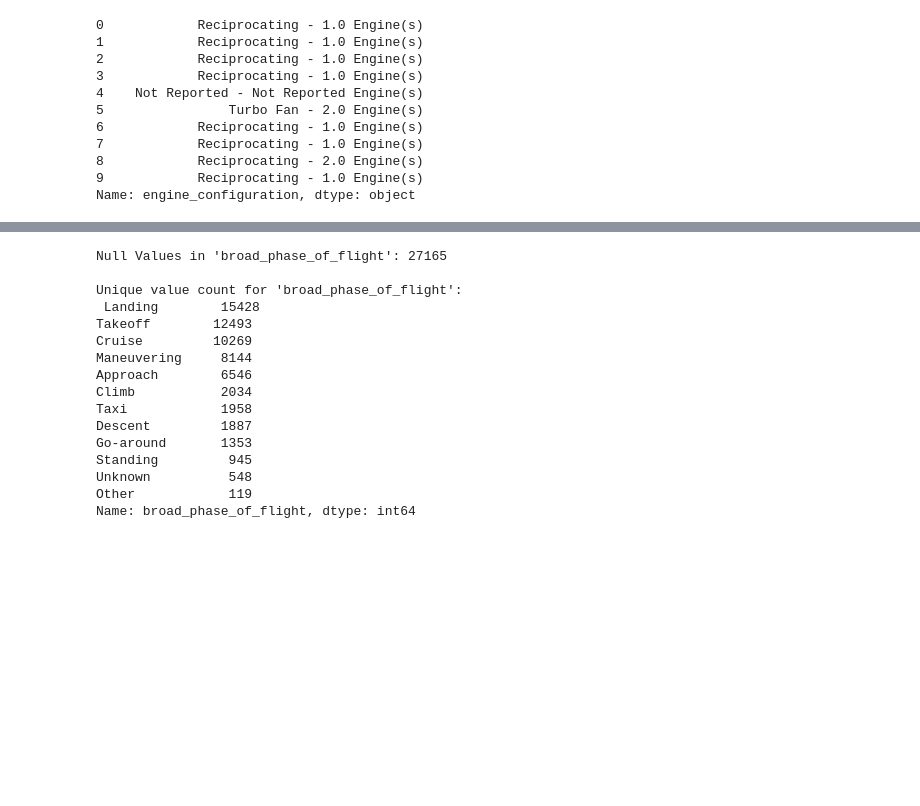
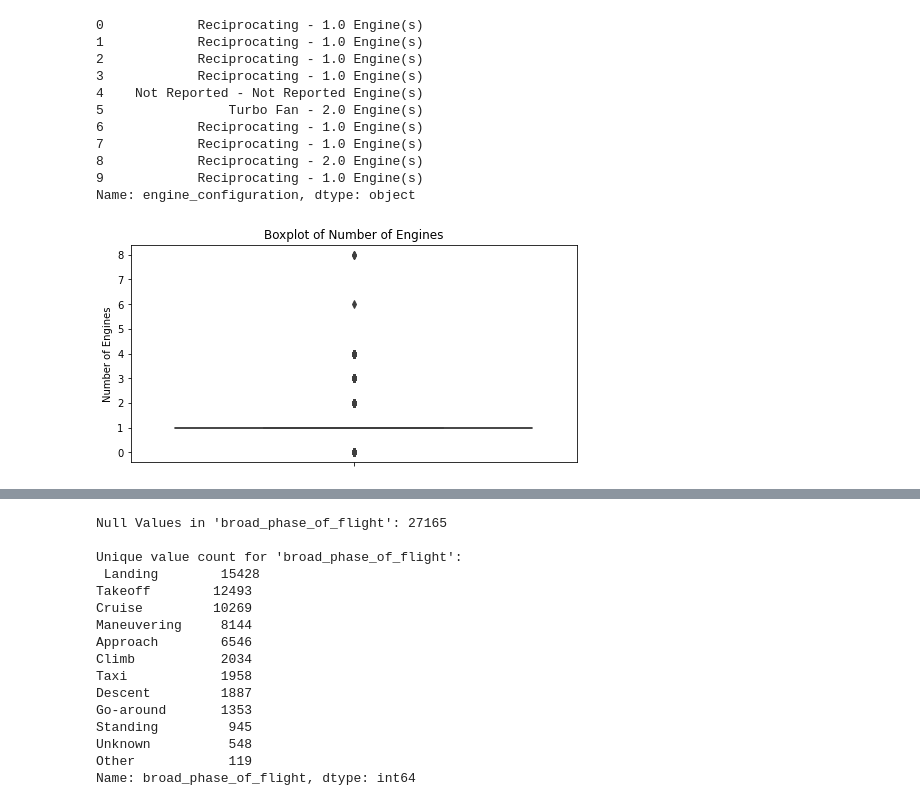
Before and after one commit to Vain-Guy/Capstone-Project-Moringa, a Jupyter notebook: notebook.ipynb, the cells around one changed output, grey strips where cells are left out. Cells and saved outputs as stored; diff of their text form; code cells hidden in the pictures; blank space fills up the shorter version.

```diff
--- a/notebook.ipynb
+++ b/notebook.ipynb
@@ -823,3 +823,13 @@ print(aviation_data['engine_configuration'].head(10))
 8            Reciprocating - 2.0 Engine(s)
 9            Reciprocating - 1.0 Engine(s)
 Name: engine_configuration, dtype: object
+# %%
+# Check for outliers in number_of_engines
+
+plt.figure(figsize = (8, 4))
+sns.boxplot(data = aviation_data, y = 'number_of_engines')
+plt.title("Boxplot of Number of Engines")
+plt.ylabel("Number of Engines")
+plt.show()
+# %% [output]
+[figure, added]
```
Also changed, not shown: parts of 37 cells of this notebook, 2 other files.
